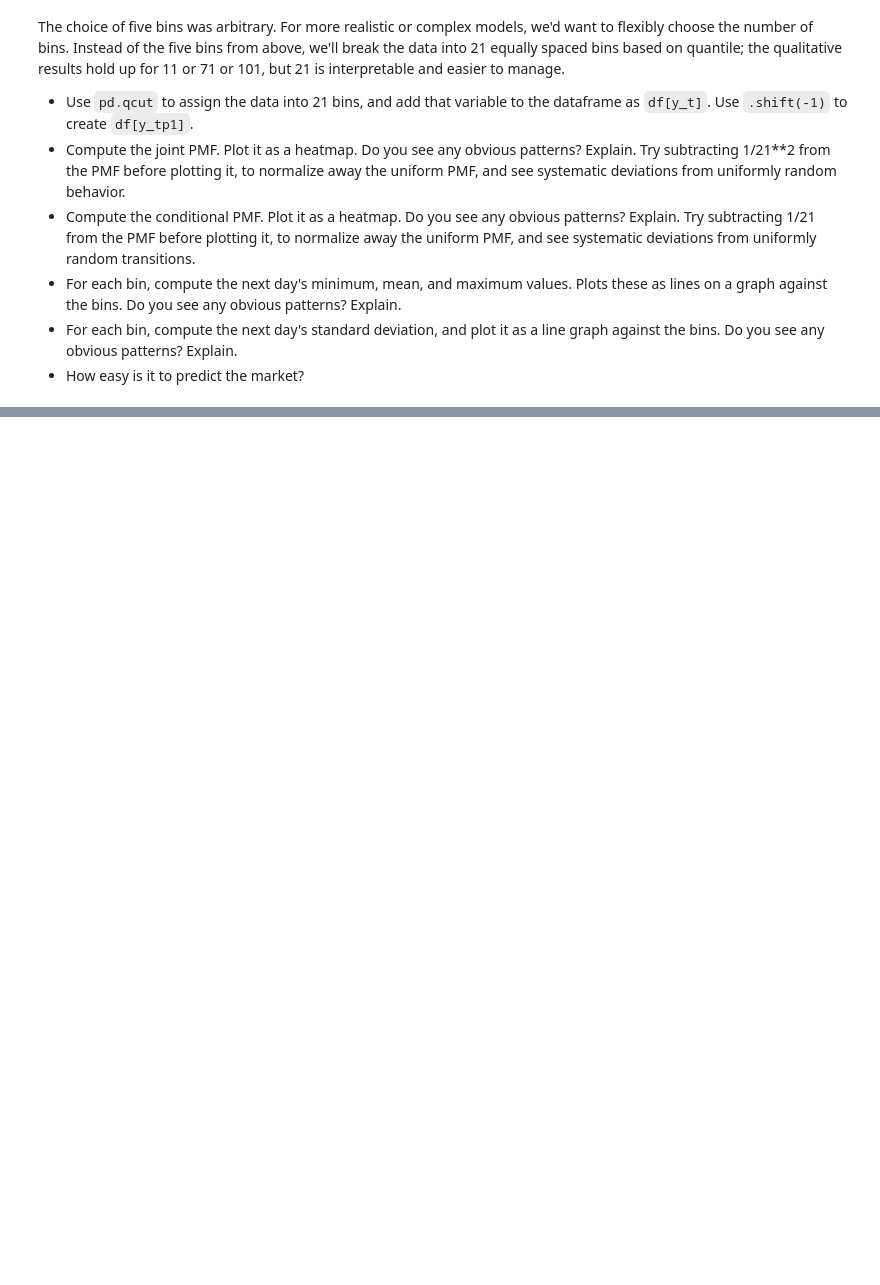
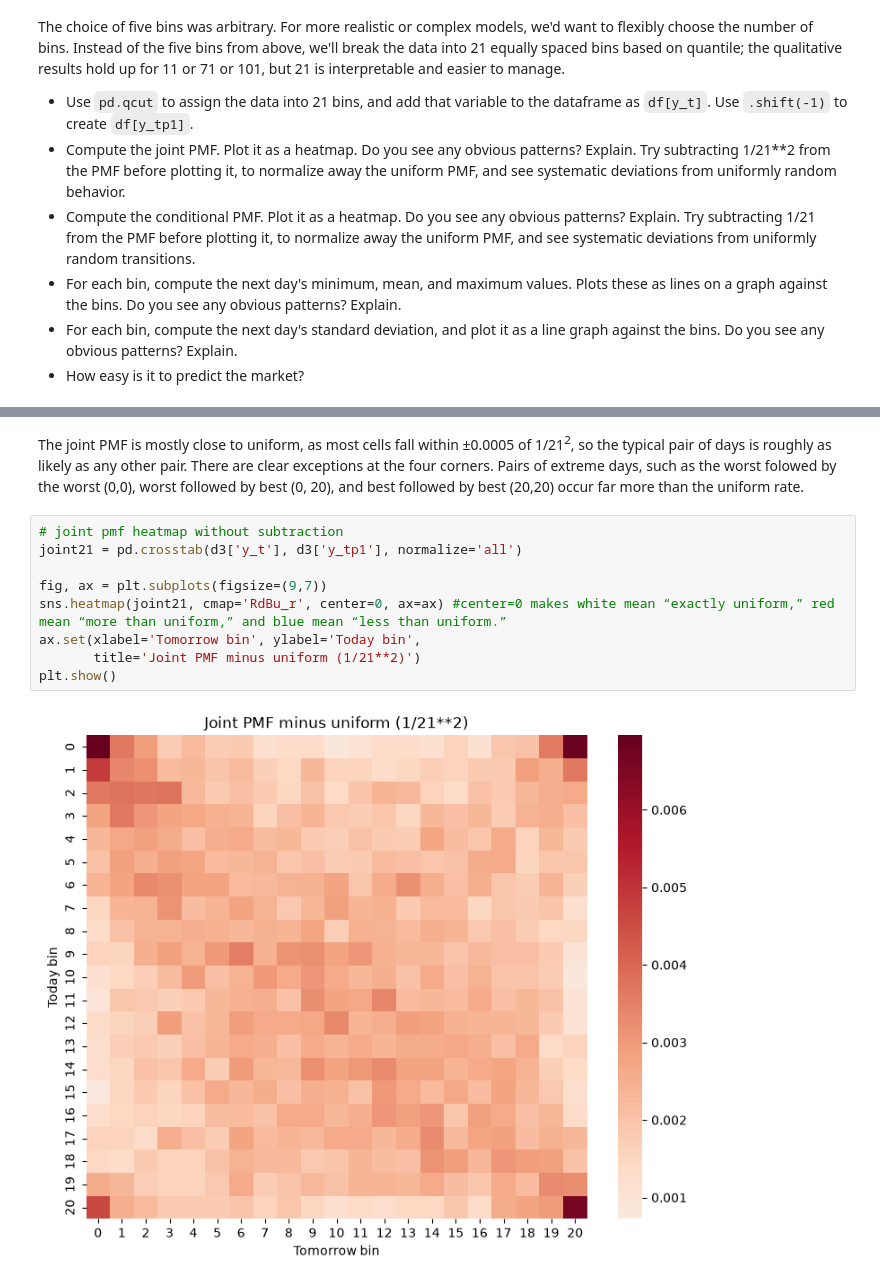
Before and after one commit to evanblizzard/uu_markov, a Jupyter notebook: lab_1/lab.ipynb, the cells around one changed output, grey strips where cells are left out. Saved outputs shown, nothing was run; the diff lists cells and outputs as text; blank space fills up the shorter version.

```diff
--- a/lab_1/lab.ipynb
+++ b/lab_1/lab.ipynb
@@ -241,0 +293,13 @@ The choice of five bins was arbitrary. For more realistic or complex models, we'
+# %% [markdown]
+The joint PMF is mostly close to uniform, as most cells fall within ±0.0005 of 1/21<sup>2</sup>, so the typical pair of days is roughly as likely as any other pair. There are clear exceptions at the four corners. Pairs of extreme days, such as the worst folowed by the worst (0,0), worst followed by best (0, 20), and best followed by best (20,20) occur far more than the uniform rate.
+# %%
+# joint pmf heatmap without subtraction
+joint21 = pd.crosstab(d3['y_t'], d3['y_tp1'], normalize='all')
+
+fig, ax = plt.subplots(figsize=(9,7))
+sns.heatmap(joint21, cmap='RdBu_r', center=0, ax=ax) #center=0 makes white mean “exactly uniform,” red mean “more than uniform,” and blue mean “less than uniform.”
+ax.set(xlabel='Tomorrow bin', ylabel='Today bin',
+       title='Joint PMF minus uniform (1/21**2)')
+plt.show()
+# %% [output]
+[figure, added]
```
Also changed, not shown: parts of 14 cells of this notebook.
